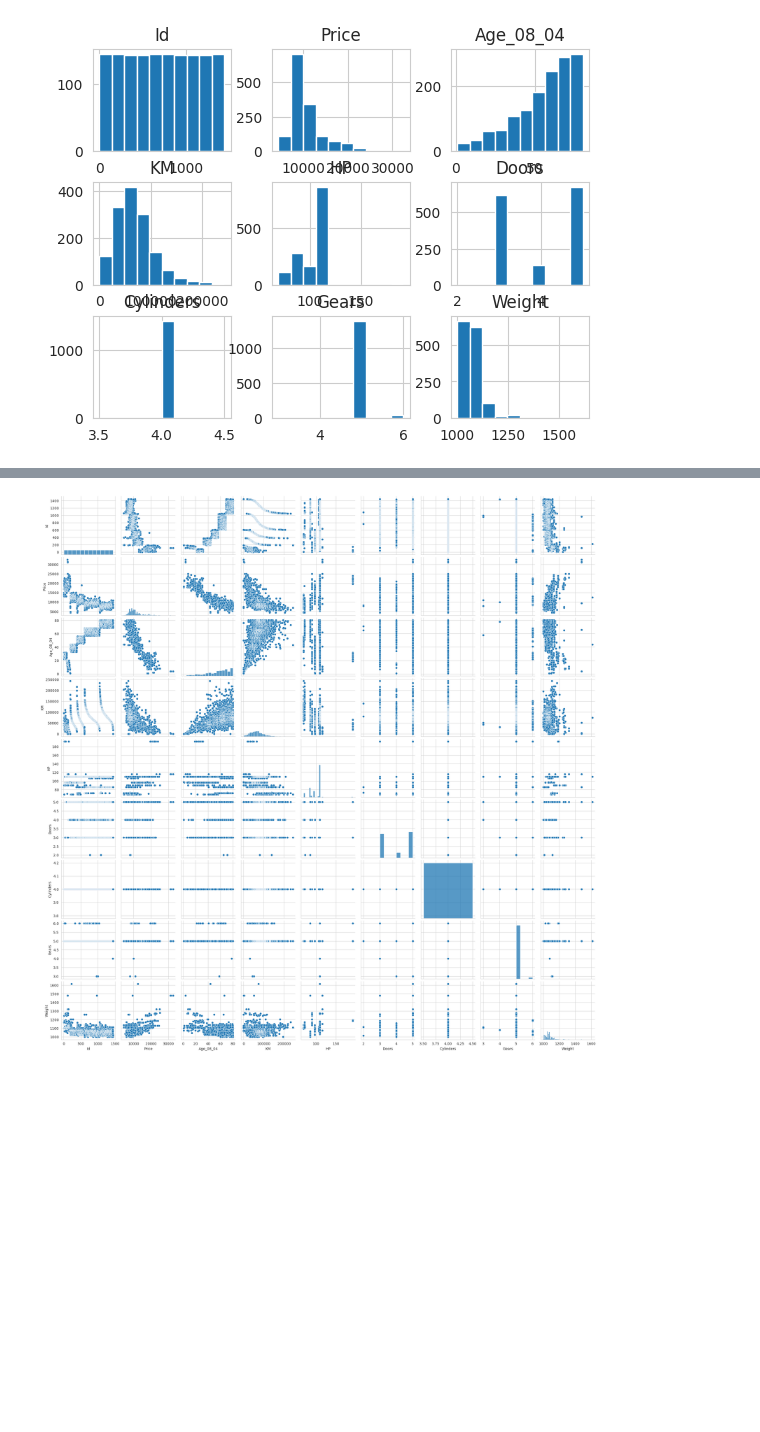
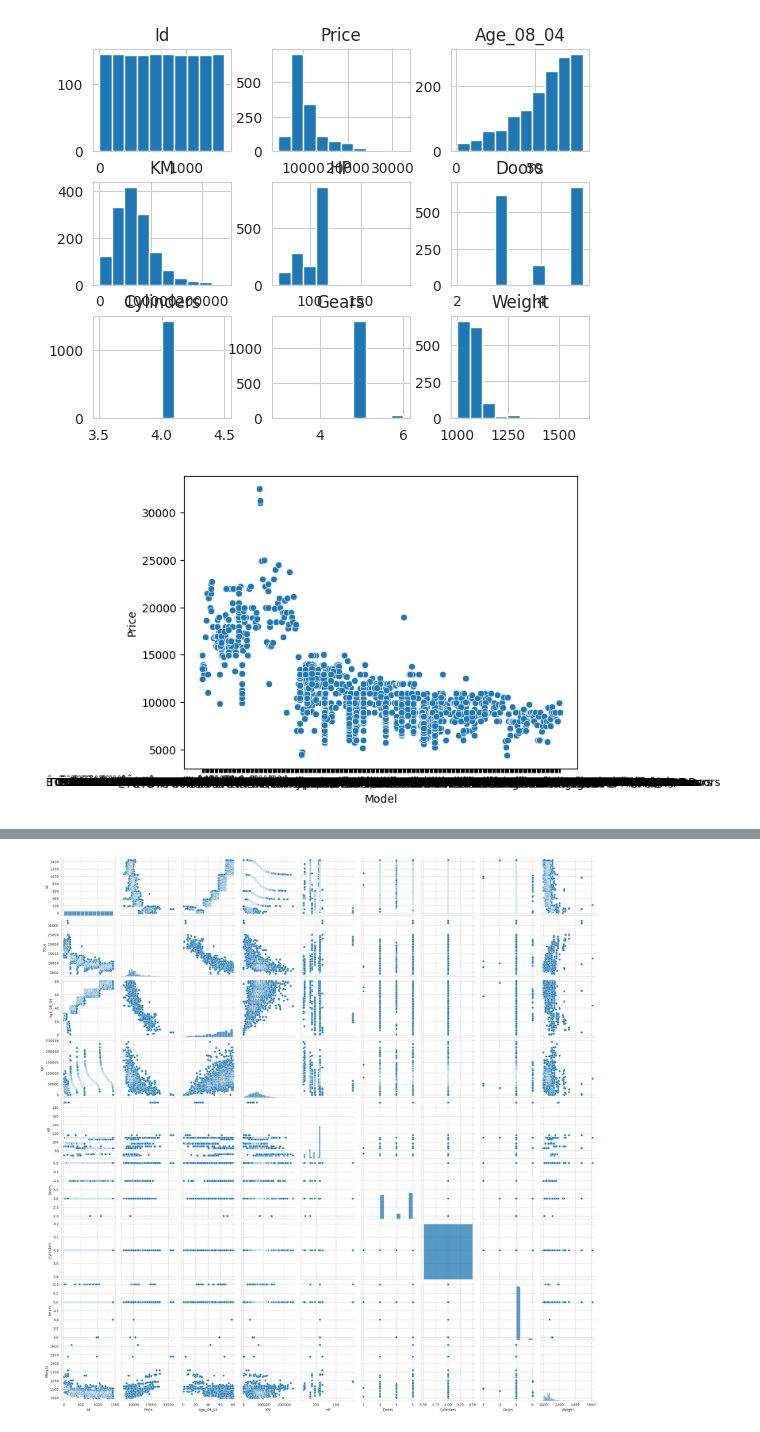
Before and after one commit to Shivani11032006/Daily-work, a Jupyter notebook: Toyoto.ipynb, the cells around one changed output, grey strips where cells are left out. Drawn from its saved outputs; the diff is of its cells as text; code cells hidden in the pictures; blank space fills up the shorter version.

```diff
--- a/Toyoto.ipynb
+++ b/Toyoto.ipynb
@@ -132,3 +140,8 @@ array([[<Axes: title={'center': 'Id'}>,
         <Axes: title={'center': 'Gears'}>,
         <Axes: title={'center': 'Weight'}>]], dtype=object)
 [figure]
+# %%
+sns.scatterplot(x='Model',y='Price',data=df)
+plt.show()
+# %% [output]
+[figure, added]
```
Also changed, not shown: parts of 22 cells of this notebook.
